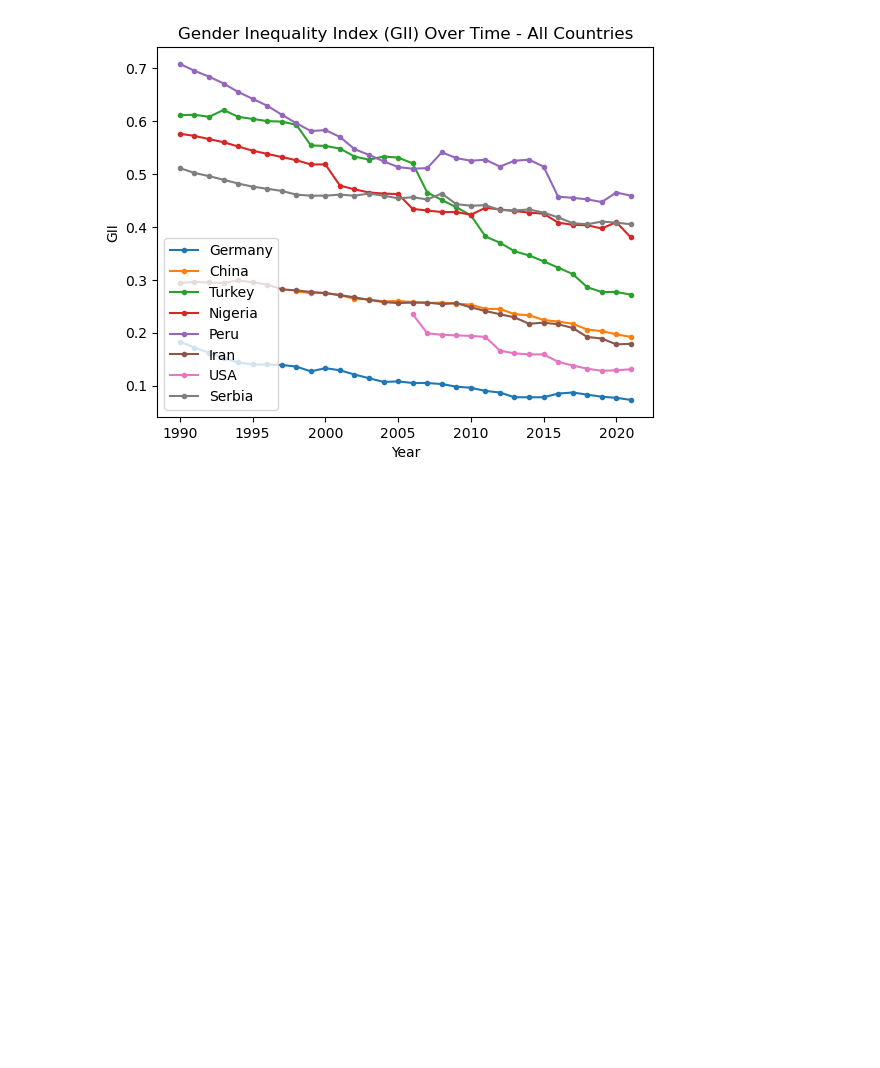
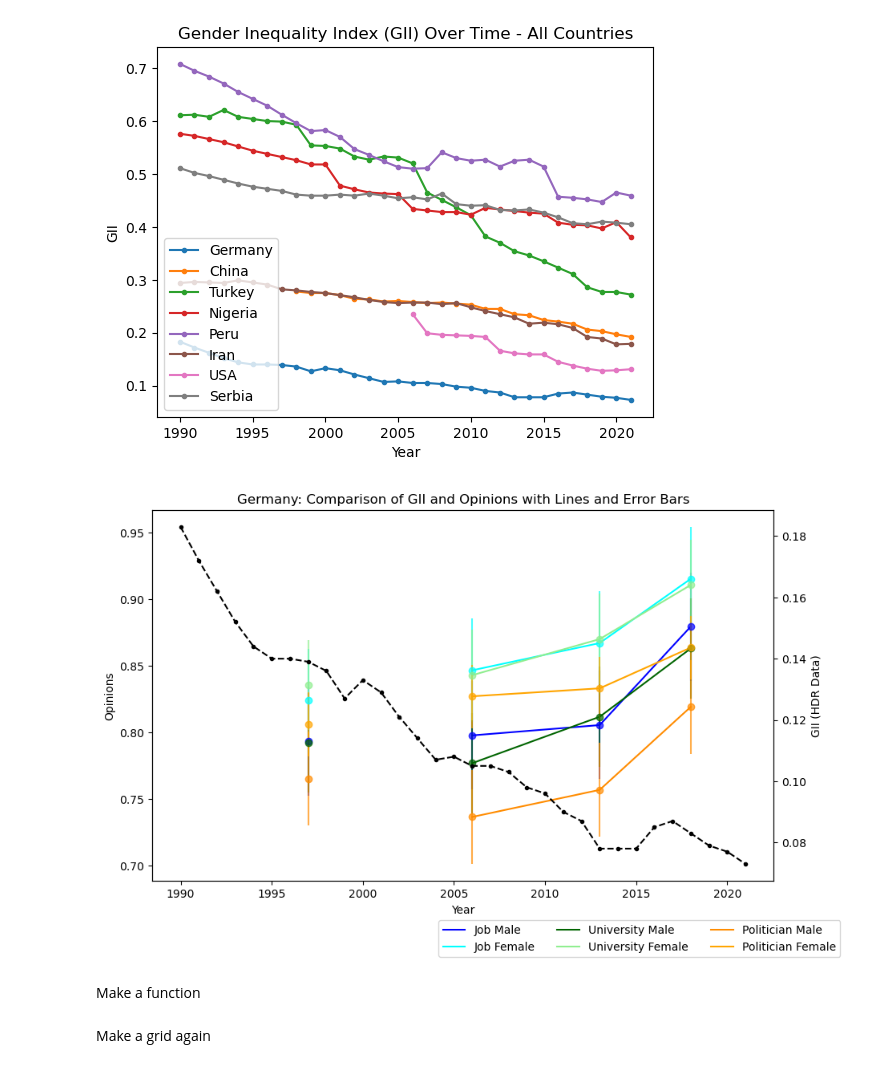
Before and after one commit to BeTheMaster/WorldGenderValues, a Jupyter notebook: src/02_visualize_reality_check.ipynb, the cells around one changed output. Cells and saved outputs as stored; diff of their text form; code cells hidden in the pictures; blank space fills up the shorter version.

Commit message:
safe plots + plot all function + finished combination plot

```diff
--- a/src/02_visualize_reality_check.ipynb
+++ b/src/02_visualize_reality_check.ipynb
@@ -236,3 +244,61 @@ plt.legend()
 plt.show()
 # %% [output]
 [figure]
+# %%
+germany_data = {
+    'country_table': germany_table,
+    'hdr_data': [hdr_ger]
+}
+
+# Convert GII values to float, handling 'NAN'
+gii_values = np.array([float(val) if val != 'NAN' else np.nan for val in hdr_ger[0]])
+years_gii = hdr_ger[1]
+
+# Plotting
+fig, ax1 = plt.subplots(figsize=(10, 6))
+
+# Color options for Male and Female
+male_colors = ['blue', 'darkgreen', 'darkorange']
+female_colors = ['cyan', 'lightgreen', 'orange']
+
+# Plot germany_table data for Job, University, and Politician (Male and Female)
+for i, question in enumerate(['Job', 'University', 'Politician']):
+    male_data = germany_table[germany_table['Sex'] == 'Male'][question]
+    female_data = germany_table[germany_table['Sex'] == 'Female'][question]
+
+    # Plot Male and Female lines
+    ax1.plot(germany_table[germany_table['Sex'] == 'Male']['Year'], male_data,
+             label=f'Male - {question}', linestyle='-', color=male_colors[i])
+    ax1.plot(germany_table[germany_table['Sex'] == 'Female']['Year'], female_data,
+             label=f'Female - {question}', linestyle='-', color=female_colors[i])
+
+    # Plot Male and Female error bars
+    ax1.errorbar(germany_table[germany_table['Sex'] == 'Male']['Year'], male_data,
+                 yerr=male_data.std(), fmt='o', color=male_colors[i], alpha=0.7)
+    ax1.errorbar(germany_table[germany_table['Sex'] == 'Female']['Year'], female_data,
+                 yerr=female_data.std(), fmt='o', color=female_colors[i], alpha=0.7)
+
+# Set labels and title for the left y-axis
+ax1.set_xlabel('Year')
+ax1.set_ylabel('Opinions')
+
+# Create a second y-axis on the right for GII data
+ax2 = ax1.twinx()
+
+# Plot GII values on the right y-axis
+ax2.plot(years_gii, gii_values, marker='.', label='GII (HDR Data)', linestyle='--', color='black')
+
+# Set labels for the right y-axis
+ax2.set_ylabel('GII (HDR Data)')
+
+# Add legend with updated labels
+labels = ['Job Male', 'Job Female', 'University Male', 'University Female', 'Politician Male', 'Politician Female']
+fig.legend(loc='upper right', bbox_to_anchor=(0.99, 0.04), ncol=3, labels=labels)
+
+# Show the plot
+plt.title('Germany: Comparison of GII and Opinions with Lines and Error Bars')
+plt.show()
+# %% [output]
+[figure, added]
+# %% [markdown]
+Make a function
@@ -239 +354,3 @@ plt.show()
+# %% [markdown]
+Make a grid again
 # %%
```
Also changed, not shown: parts of 10 cells of this notebook, 5 other files.
